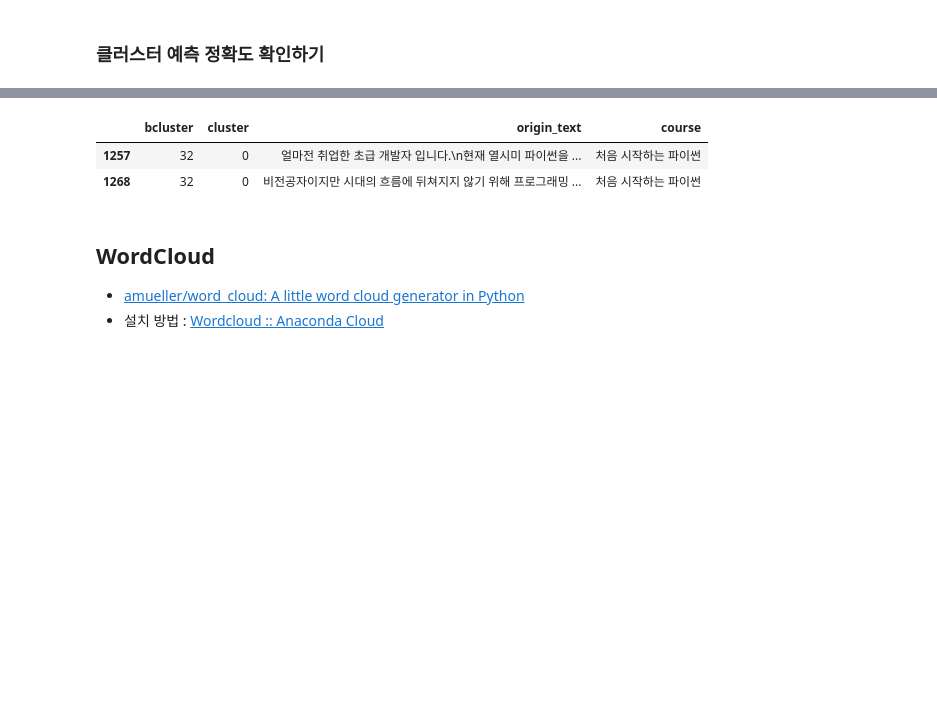
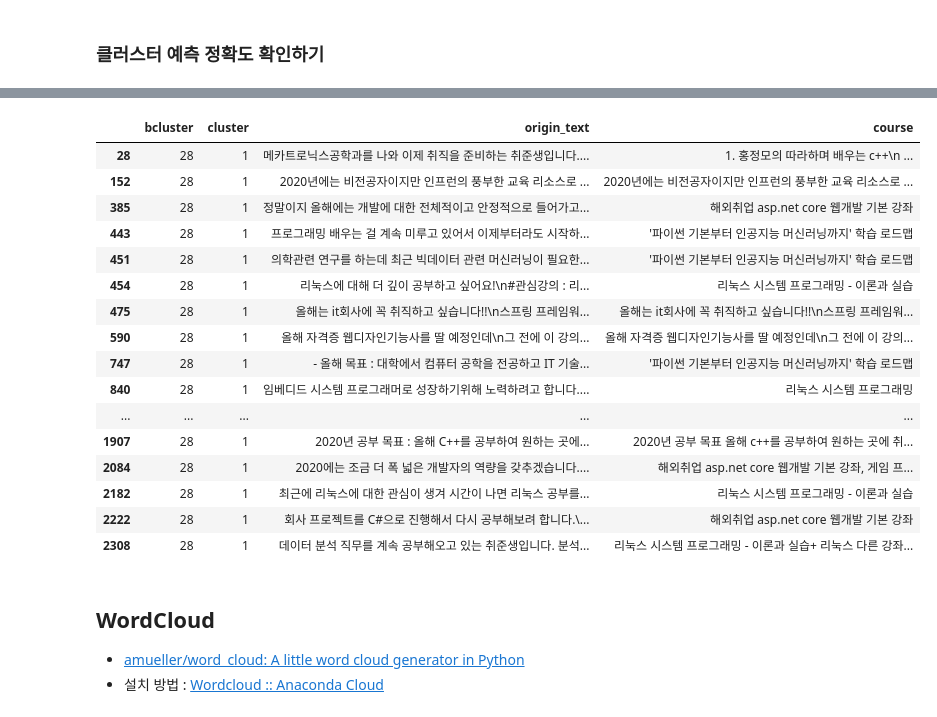
Before and after one commit to corazzon/inflearn-new-year-event-2020, a Jupyter notebook: 02-inflearn-newyear-event-text-analysis.ipynb, the cells around one changed output, grey strips where cells are left out. Drawn from its saved outputs; the diff is of its cells as text; code cells hidden in the pictures; blank space fills up the shorter version.

```diff
--- a/02-inflearn-newyear-event-text-analysis.ipynb
+++ b/02-inflearn-newyear-event-text-analysis.ipynb
@@ -572,10 +634,24 @@ pd.DataFrame(df_cluster, columns = ['features', 'score']).sort_values(by=["featu
 # %%
-# 정확도가 1이 나온 클러스터를 찾아봄 - 같은 강좌끼리 묶였는지 확인 함
-df.loc[df["bcluster"] == 32, ["bcluster", "cluster", "origin_text", "course"]]
+# score 정확도가 1이 나온 클러스터를 찾아봄 - 같은 강좌끼리 묶였는지 확인 함
+df.loc[df["bcluster"] == 28, ["bcluster", "cluster", "origin_text", "course"]]
 # %% [output]
 |  | bcluster | cluster | origin_text | course |
-| 1257 | 32 | 0 | 얼마전 취업한 초급 개발자 입니다.\n현재 열시미 파이썬을 ... | 처음 시작하는 파이썬 |
-| 1268 | 32 | 0 | 비전공자이지만 시대의 흐름에 뒤쳐지지 않기 위해 프로그래밍 ... | 처음 시작하는 파이썬 |
+| 28 | 28 | 1 | 메카트로닉스공학과를 나와 이제 취직을 준비하는 취준생입니다.... | 1. 홍정모의 따라하며 배우는 c++\n ... |
+| 152 | 28 | 1 | 2020년에는 비전공자이지만 인프런의 풍부한 교육 리소스로 ... | 2020년에는 비전공자이지만 인프런의 풍부한 교육 리소스로 ... |
+| 385 | 28 | 1 | 정말이지 올해에는 개발에 대한 전체적이고 안정적으로 들어가고... | 해외취업 asp.net core 웹개발 기본 강좌 |
+| 443 | 28 | 1 | 프로그래밍 배우는 걸 계속 미루고 있어서 이제부터라도 시작하... | '파이썬 기본부터 인공지능 머신러닝까지' 학습 로드맵 |
+| 451 | 28 | 1 | 의학관련 연구를 하는데 최근 빅데이터 관련 머신러닝이 필요한... | '파이썬 기본부터 인공지능 머신러닝까지' 학습 로드맵 |
+| 454 | 28 | 1 | 리눅스에 대해 더 깊이 공부하고 싶어요!\n#관심강의 : 리... | 리눅스 시스템 프로그래밍 - 이론과 실습 |
+| 475 | 28 | 1 | 올해는 it회사에 꼭 취직하고 싶습니다!!\n스프링 프레임워... | 올해는 it회사에 꼭 취직하고 싶습니다!!\n스프링 프레임워... |
+| 590 | 28 | 1 | 올해 자격증 웹디자인기능사를 딸 예정인데\n그 전에 이 강의... | 올해 자격증 웹디자인기능사를 딸 예정인데\n그 전에 이 강의... |
+| 747 | 28 | 1 | - 올해 목표 : 대학에서 컴퓨터 공학을 전공하고 IT 기술... | '파이썬 기본부터 인공지능 머신러닝까지' 학습 로드맵 |
+| 840 | 28 | 1 | 임베디드 시스템 프로그래머로 성장하기위해 노력하려고 합니다.... | 리눅스 시스템 프로그래밍 |
+| ... | ... | ... | ... | ... |
+| 1907 | 28 | 1 | 2020년 공부 목표 : 올해 C++를 공부하여 원하는 곳에... | 2020년 공부 목표 올해 c++를 공부하여 원하는 곳에 취... |
+| 2084 | 28 | 1 | 2020에는 조금 더 폭 넓은 개발자의 역량을 갖추겠습니다.... | 해외취업 asp.net core 웹개발 기본 강좌, 게임 프... |
+| 2182 | 28 | 1 | 최근에 리눅스에 대한 관심이 생겨 시간이 나면 리눅스 공부를... | 리눅스 시스템 프로그래밍 - 이론과 실습 |
+| 2222 | 28 | 1 | 회사 프로젝트를 C#으로 진행해서 다시 공부해보려 합니다.\... | 해외취업 asp.net core 웹개발 기본 강좌 |
+| 2308 | 28 | 1 | 데이터 분석 직무를 계속 공부해오고 있는 취준생입니다. 분석... | 리눅스 시스템 프로그래밍 - 이론과 실습+ 리눅스 다른 강좌... |
 # %% [markdown]
 ## WordCloud
 * [amueller/word_cloud: A little word cloud generator in Python](https://github.com/amueller/word_cloud)
```
Also changed, not shown: parts of 63 cells of this notebook.
